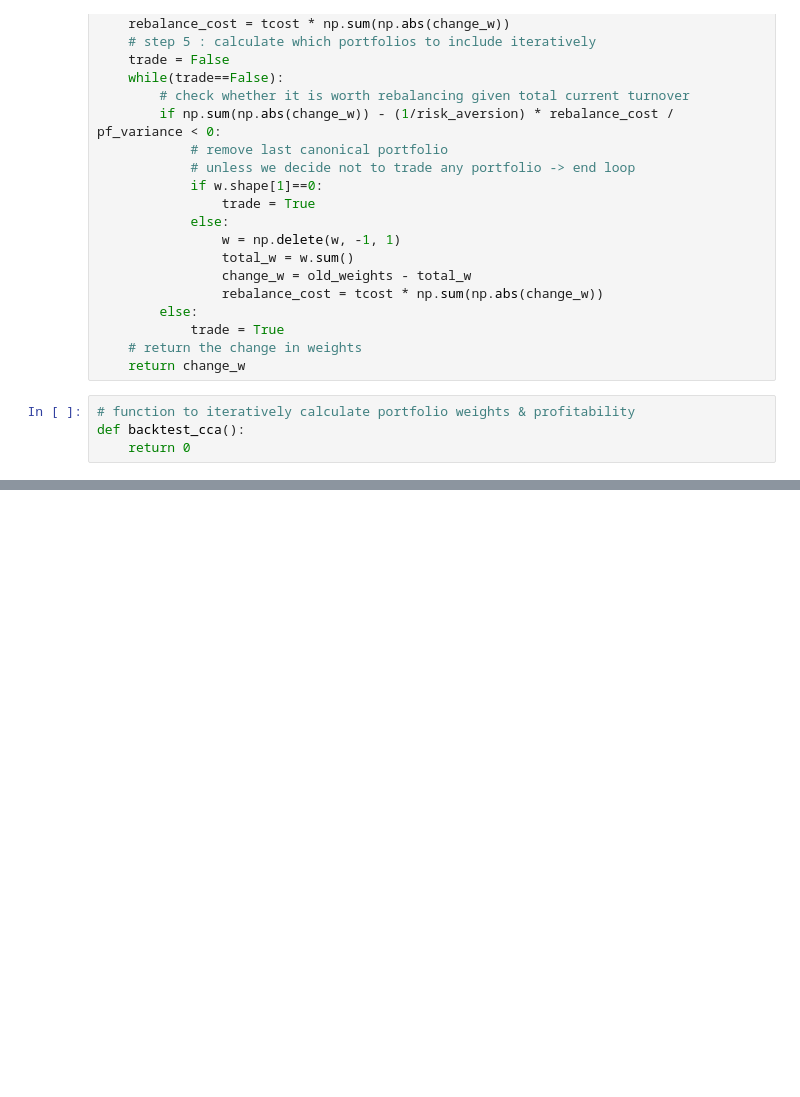
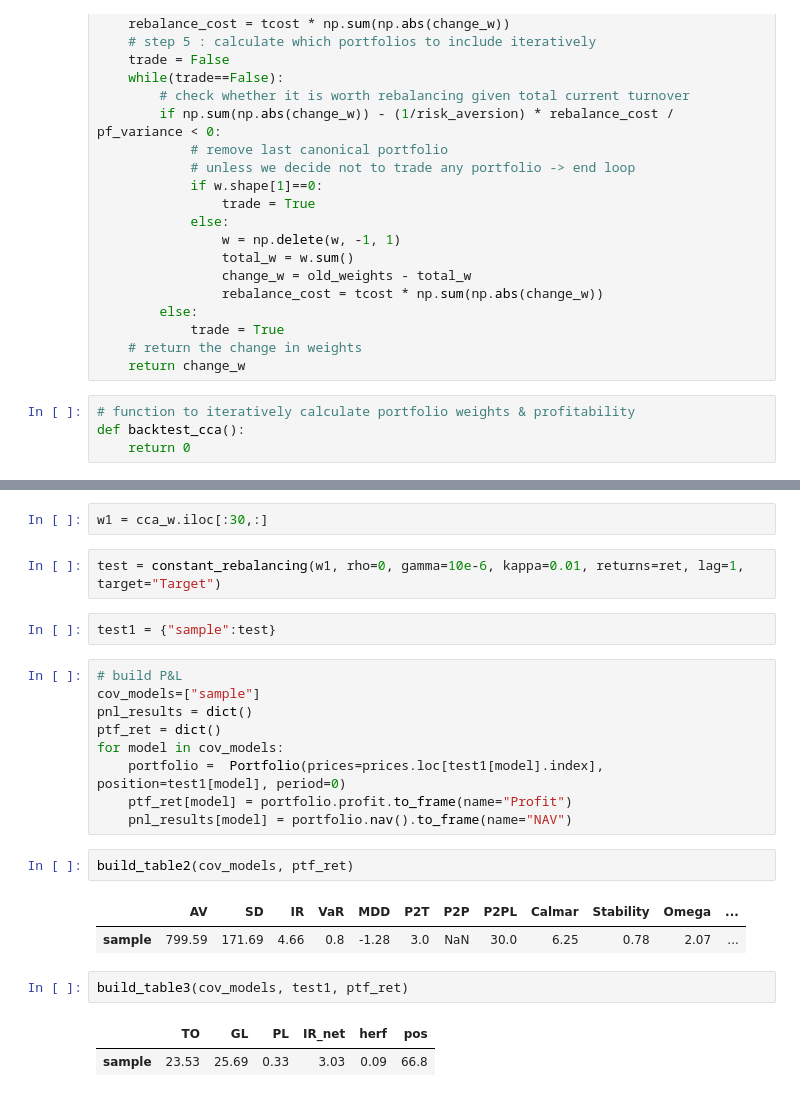
Before and after one commit to haroldhms/thesis_UCL, a Jupyter notebook: Code/Transaction Costs/Transaction Cost Analysis.ipynb, the cells around one changed output, grey strips where cells are left out. Saved outputs shown, nothing was run; the diff lists cells and outputs as text; blank space fills up the shorter version.

```diff
--- a/Code/Transaction Costs/Transaction Cost Analysis.ipynb
+++ b/Code/Transaction Costs/Transaction Cost Analysis.ipynb
@@ -136,0 +238,25 @@ def backtest_cca():
+# %%
+w1 = cca_w.iloc[:30,:]
+# %%
+test = constant_rebalancing(w1, rho=0, gamma=10e-6, kappa=0.01, returns=ret, lag=1, target="Target")
+# %%
+test1 = {"sample":test}
+# %%
+# build P&L
+cov_models=["sample"]
+pnl_results = dict()
+ptf_ret = dict()
+for model in cov_models:
+    portfolio =  Portfolio(prices=prices.loc[test1[model].index], position=test1[model], period=0)
+    ptf_ret[model] = portfolio.profit.to_frame(name="Profit")
+    pnl_results[model] = portfolio.nav().to_frame(name="NAV")
+# %%
+build_table2(cov_models, ptf_ret)
+# %% [output]
+|  | AV | SD | IR | VaR | MDD | P2T | P2P | P2PL | Calmar | Stability | Omega | ... |
+| sample | 799.59 | 171.69 | 4.66 | 0.8 | -1.28 | 3.0 | NaN | 30.0 | 6.25 | 0.78 | 2.07 | ... |
+# %%
+build_table3(cov_models, test1, ptf_ret)
+# %% [output]
+|  | TO | GL | PL | IR_net | herf | pos |
+| sample | 23.53 | 25.69 | 0.33 | 3.03 | 0.09 | 66.8 |
```
Also changed, not shown: parts of 13 cells of this notebook, 7 other files.
